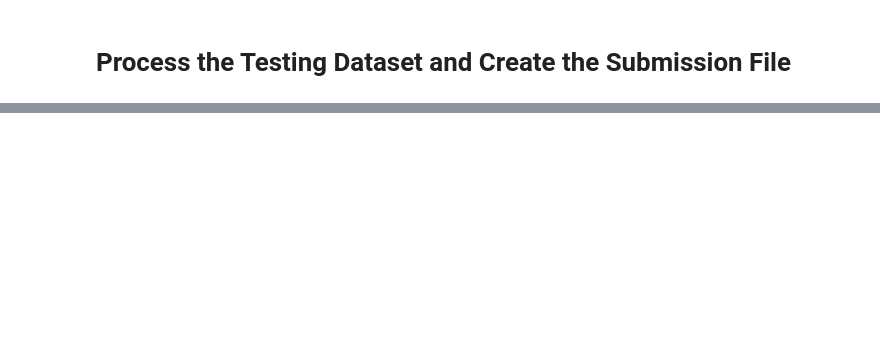
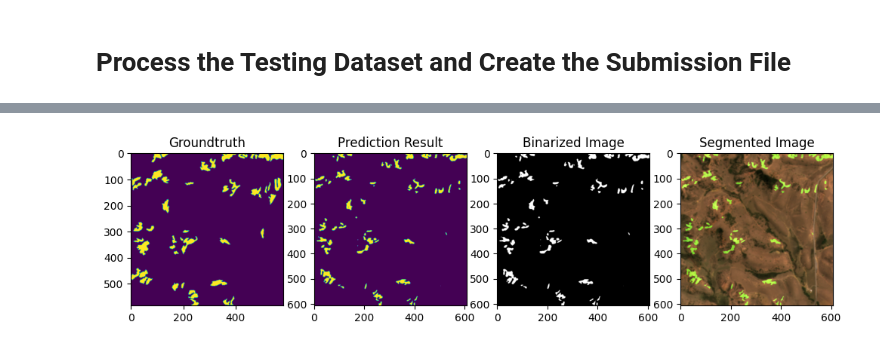
Before and after one commit to Wesley-Marinho/Soil-Erosion-Detection-CNN, a Jupyter notebook: notebook/LinkNet34.ipynb, the cells around one changed output, grey strips where cells are left out. Drawn from its saved outputs; the diff is of its cells as text; code cells hidden in the pictures; blank space fills up the shorter version.

```diff
--- a/notebook/LinkNet34.ipynb
+++ b/notebook/LinkNet34.ipynb
@@ -704,0 +1010,97 @@ axs[1].imshow(output)
+# %%
+import cv2
+import numpy as np
+import torch
+from PIL import Image
+from skimage.transform import resize
+import matplotlib.pyplot as plt
+
+
+def test(path_testing, index, model, cuda_available):
+
+    model.eval()
+
+    # The resolution of resized training images and the corresponding masks
+    training_resize = 384
+    # The number of resized training pairs used for data augmentation
+    training_number = 400
+    # The resolution of resized testing images
+    testing_resize = int(608 * training_resize / 400)
+    if testing_resize % 2 == 1:
+        testing_resize += 1
+    # Load a testing image
+    # input = np.array(Image.open(f'{path_testing}/test_{index}/test_{index}.png')).astype('float32') / 255
+    input = (
+        np.array(Image.open(f"{path_testing}/images/({index}).png")).astype("float32")
+        / 255
+    )
+    # input = np.array(Image.open("../../test/images/(23).png")).astype('float32') / 255
+    # Resize the testing image
+    input = resize(input, (testing_resize, testing_resize))
+
+    # Divide the resized testing image into four patches, one at each corner.
+    input_patches = testing_patch_extracting(input, training_resize, testing_resize)
+    input_patches = torch.from_numpy(input_patches).float()
+
+    # Predict the mask of the four patches
+    if cuda_available:
+        output_patches = model(input_patches.cuda()).detach().cpu().numpy()
+    else:
+        output_patches = model(input_patches).detach().numpy()
+
+    # Merge the four masks into one resized mask
+    output = testing_patch_assembling(output_patches, training_resize, testing_resize)[
+        0, :, :
+    ]
+
+    # Restore the resized mask to the original resolution
+    output = resize(output, (608, 608))
+
+    # Binarize the array
+    threshold = 0.55
+    binary = (output > threshold).astype(int)
+
+    output_normalized = (output * 255).astype(np.uint8)
+
+    # Crie uma imagem em escala de cinza a partir da matriz
+    output_image = cv2.cvtColor(output_normalized, cv2.COLOR_GRAY2BGR)
+
+    min_pixel_value = np.min(output_image)
+    max_pixel_value = np.max(output_image)
+    normalized_image = (
+        (output_image - min_pixel_value) / (max_pixel_value - min_pixel_value) * 255
+    ).astype(np.uint8)
+
+    input = resize(input, (608, 608))
+    if binary.shape[:2] != input.shape[:2]:
+        raise ValueError(
+            "As dimensões da imagem binária não correspondem às dimensões da imagem original."
+        )
+
+    # Crie uma máscara usando a imagem binária
+    opacity = 0.002
+    # Crie uma máscara usando a imagem binária
+    mask = np.zeros_like(input, dtype=input.dtype)
+
+    mask[binary == 1] = (0,255,0)  # Pixels na imagem binária que são 1 ficarão totalmente brancos na máscara
+
+    # Aplique a mistura alfa entre a imagem de entrada e a máscara
+    highlighted_image = cv2.addWeighted(input, 1 - opacity, mask, opacity, 0)
+
+    input_mask = np.array(Image.open(f'{path_testing}/groundtruth/({index}).png')).astype('float32') / 255
+    input_mask = resize(input_mask, (testing_resize, testing_resize))
+
+
+    fig, ax = plt.subplots(1, 4, figsize=(12, 6))
+    ax[0].imshow(input_mask)
+    ax[0].set_title("Groundtruth")
+    ax[1].imshow(output)
+    ax[1].set_title("Prediction Result")
+    ax[2].imshow(normalized_image)
+    ax[2].set_title("Binarized Image")
+    ax[3].imshow(highlighted_image)
+    ax[3].set_title("Segmented Image")
+
+
+test(path_testing, 748, model, cuda_available)
+# %% [output]
@@ -705,3 +1108,4 @@ axs[1].imshow(output)
+[figure, added]
 # %%
 im = Image.fromarray(output * 255)
 im = im.convert("L")
```
Also changed, not shown: parts of 13 cells of this notebook, 4 other files.
